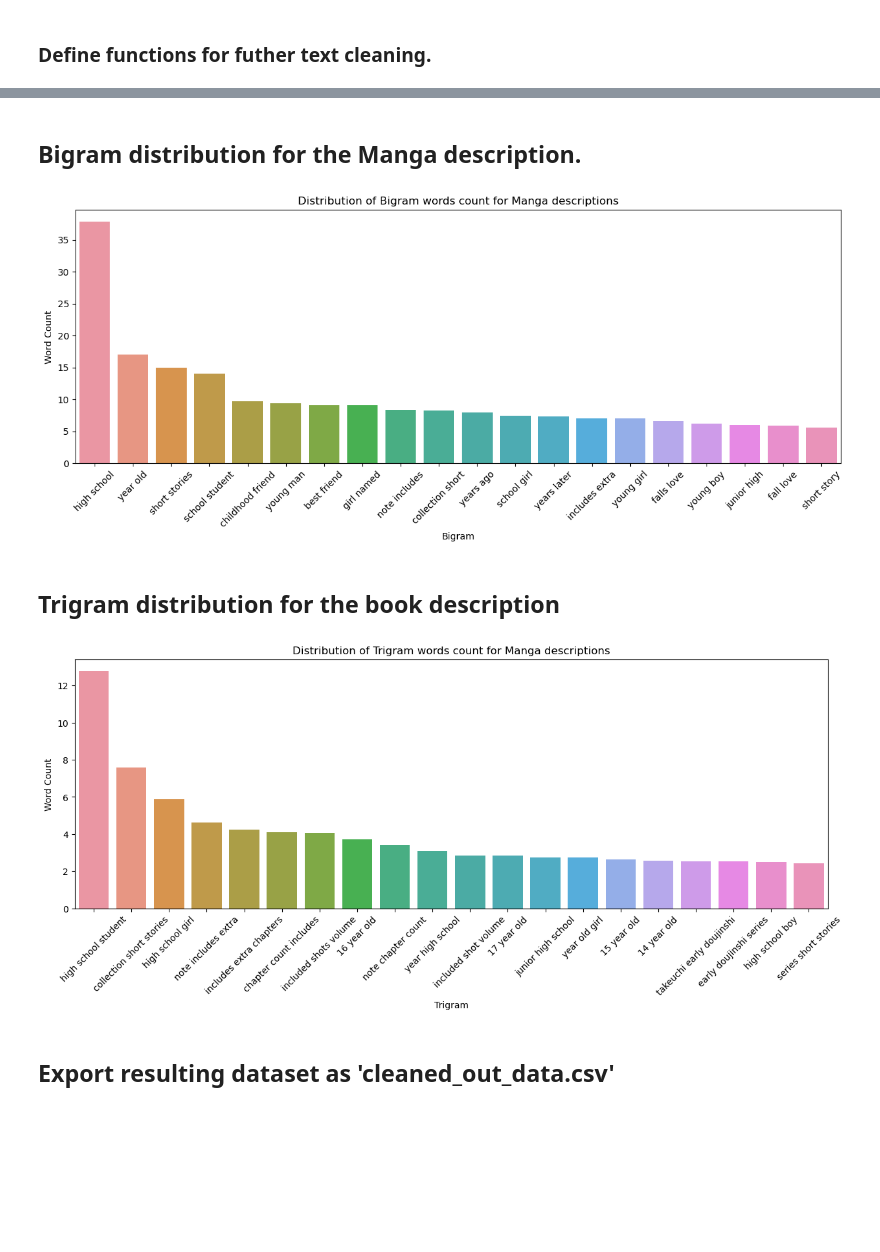
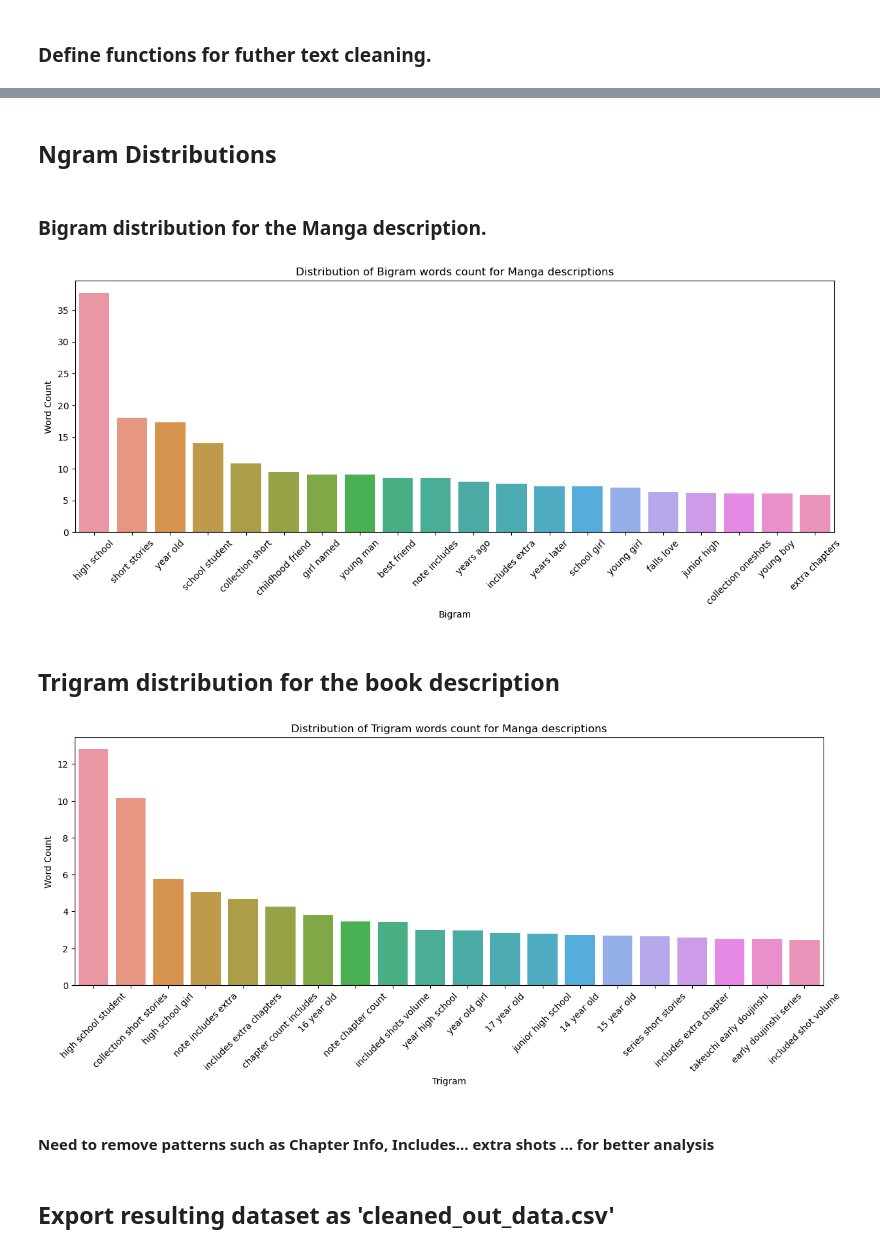
Before and after one commit to SyNikolai/MangaRecommendationEngine, a Jupyter notebook: eda.ipynb, the cells around one changed output, grey strips where cells are left out. Drawn from its saved outputs; the diff is of its cells as text; code cells hidden in the pictures; blank space fills up the shorter version.

```diff
--- a/eda.ipynb
+++ b/eda.ipynb
@@ -67,9 +67,3 @@ data['description'].isna().sum()
 # %%
 # Drop titles with NaN values in the description column.
 data.dropna(subset = ['description'], inplace = True)
-# %%
-# Reset dataframe's index.
-data.reset_index(drop = True, inplace = True)
-# %%
-# Remove the "Source Info" from the description column entries
-data['description'] = data['description'].str.replace(r'Source.*' , '', regex = True)
@@ -131,2 +119,22 @@ data['cleaned_description'][20]
+# %% [markdown]
+## Ngram Distributions
+# %%
+class Ngram(object):
+    """ class to define and calculate ngram combinations on text data"""
+    def __init__(self, ngram_range, stop_words, column):
+        # Converting text descriptions into vectors using TF-IDF.
+        self.tf = TfidfVectorizer(ngram_range = ngram_range, stop_words = stop_words, lowercase = False)
+        self.tfidf_matrix = self.tf.fit_transform(column)
+        self.total_words = self.tfidf_matrix.sum(axis = 0)
+        # Word frequency.
+        self.freq = [(word, self.total_words[0, idx]) for word, idx in self.tf.vocabulary_.items()]
+        self.freq = sorted(self.freq, key = lambda x: x[1], reverse=True)
+        # Initialize ngram as a pandas dataframe
+        self.ngram = pd.DataFrame(self.freq)
+        self.ngram.rename(columns = {0:'ngram', 1: 'count'}, inplace = True)
+
+    def word_count(self, n = 20):
+        """ method to return the top n ngram count results"""
+        return self.ngram.head(n)
 # %% [markdown]
-## Bigram distribution for the Manga description.
+### Bigram distribution for the Manga description.
@@ -149,13 +141,17 @@ bigram = bigram.head(20)
+# %%
+# Create a Bigram instance of Ngram
+Bigram = Ngram((2,2), 'english', data['cleaned_description'])
+bigram = Bigram.word_count()
 # %%
-# Plot the Bigram disribution for the top 20 words in the Manga description.
+# Plot the top 20 Bigram disribution in the Manga description.
 plt.figure(figsize = [15,5])
-ax = sns.barplot( x = bigram['bigram'], y=bigram['count'])
+ax = sns.barplot( x = bigram['ngram'], y=bigram['count'])
 ax.set(title = 'Distribution of Bigram words count for Manga descriptions',
       xlabel = 'Bigram',
       ylabel = 'Word Count')
 plt.xticks(rotation = 45)
 plt.show()
 # %% [output]
-[figure, old version]
+[figure, new version]
 # %% [markdown]
 ## Trigram distribution for the book description
@@ -178,11 +161,11 @@ trigram = trigram.head(20)
 # %%
-# Plot the Trigram disribution for the top 20 words in the Manga description.
+# Plot the top 20 Trigram disribution in the Manga description.
 plt.figure(figsize = [15,5])
-ax = sns.barplot(x = trigram['trigram'], y=trigram['count'])
+ax = sns.barplot(x = trigram['ngram'], y=trigram['count'])
 ax.set(title = 'Distribution of Trigram words count for Manga descriptions',
       xlabel = 'Trigram',
       ylabel = 'Word Count')
 plt.xticks(rotation = 45)
 plt.show()
 # %% [output]
-[figure, old version]
+[figure, new version]
@@ -192,3 +172,5 @@ plt.show()
+# %% [markdown]
+#### Need to remove patterns such as Chapter Info, Includes... extra shots ... for better analysis
 # %% [markdown]
 ## Export resulting dataset as 'cleaned_out_data.csv'
 # %%
```
Also changed, not shown: parts of 8 cells of this notebook, 6 other files.
